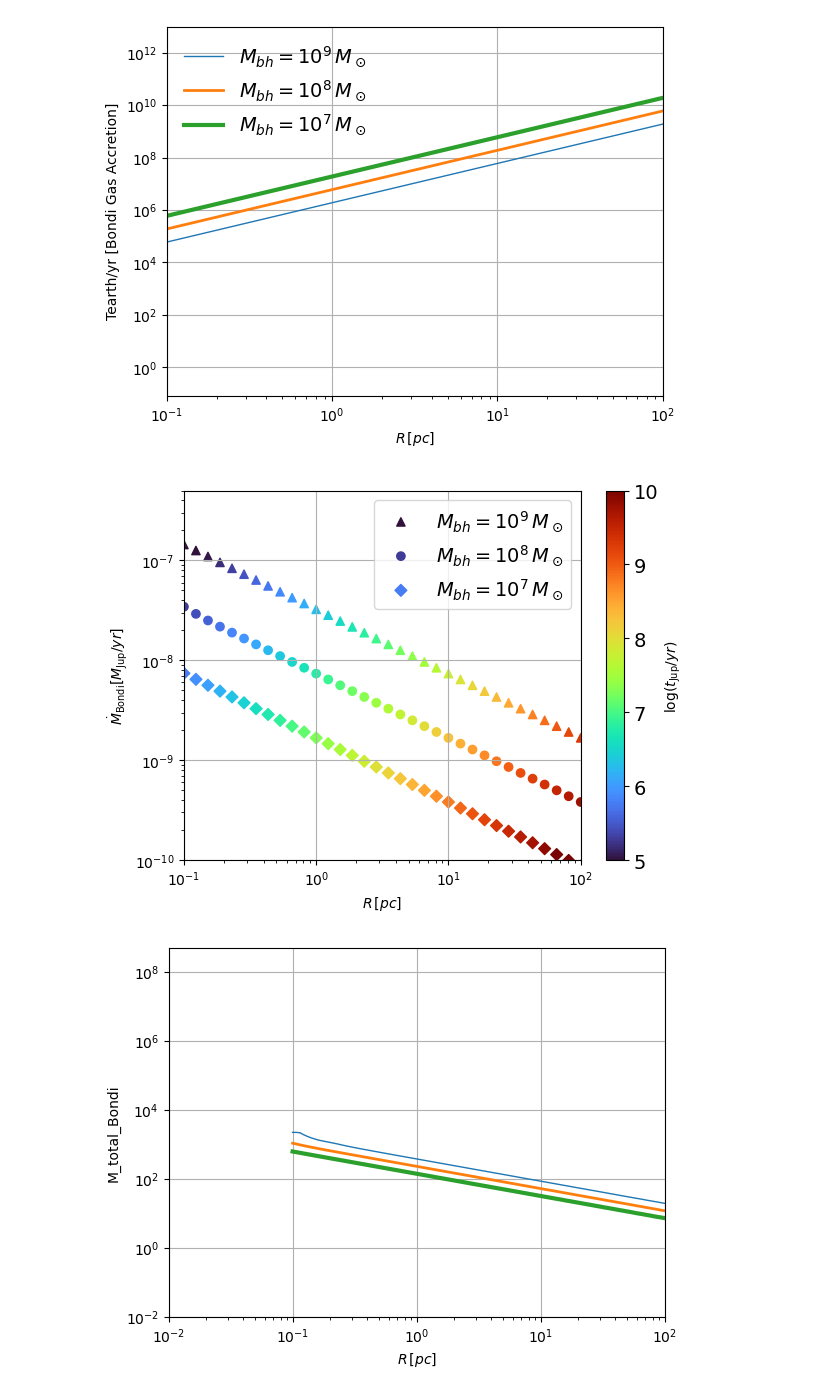
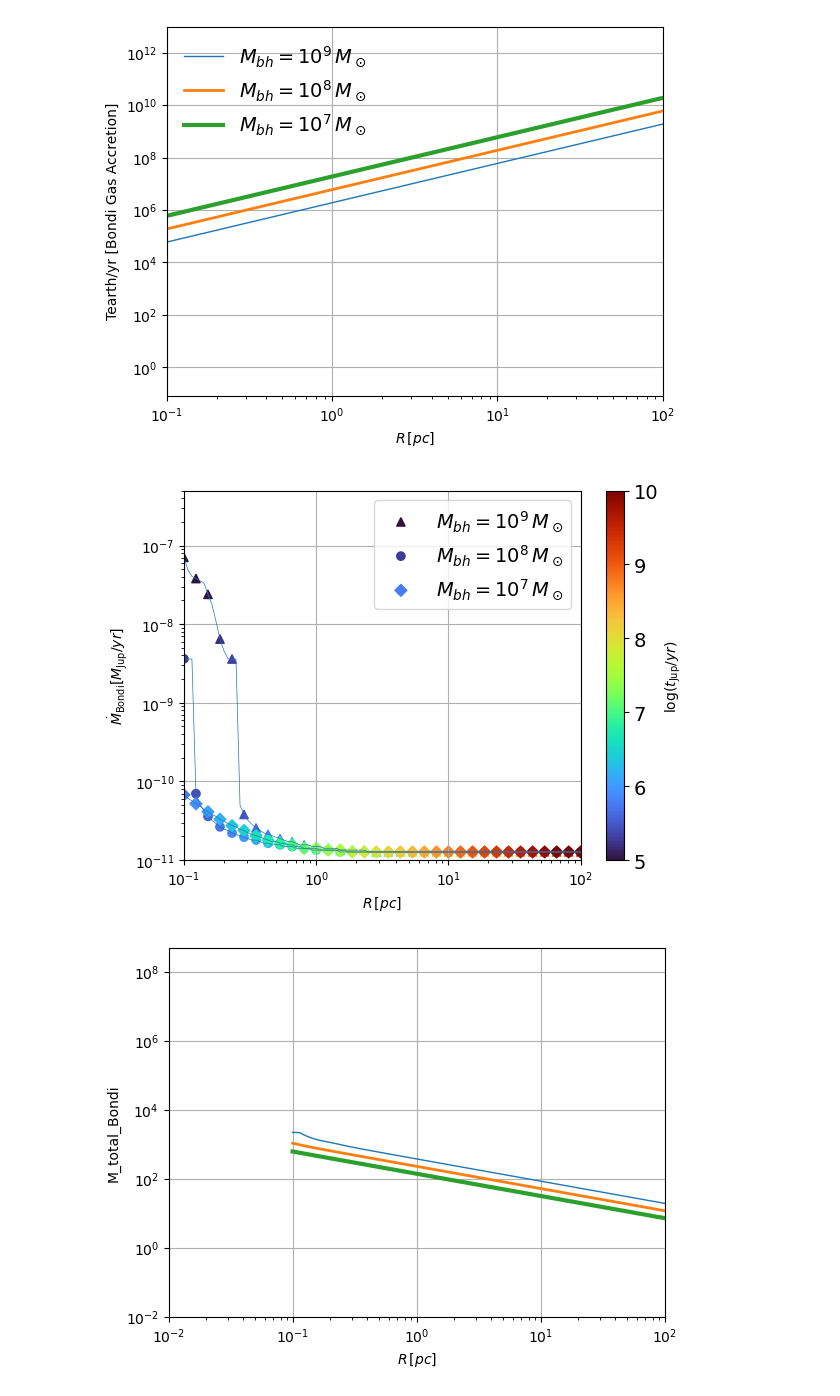
Before and after one commit to mbhupe/EmbeddedAGN, a Jupyter notebook: planetsAGN-magnetic_work.ipynb, the cells around one changed output. Saved outputs shown, nothing was run; the diff lists cells and outputs as text; code cells hidden in the pictures.

```diff
--- a/planetsAGN-magnetic_work.ipynb
+++ b/planetsAGN-magnetic_work.ipynb
@@ -44,12 +44,11 @@ def get_phi(Mbh,temp, dens, omega):
     rho      = dens
     H        = cs/omega * np.sqrt(1 + 1./betam)
     sigma    = 2.*H*rho
-    rstar    = 0.1*2*G*Mbh/c**2
-    tstar    = 1e6
+    rstar    = 6.*G*Mbh/c**2
 
     nu       = alpha*cs*H
     mdot     = np.mean(3*pi*nu*sigma)
-
+    tstar    = (3./(8*pi) * mdot * (G*Mbh/rstar**3.)/ sb)**0.25
     kappa    = calc_opacity(Mbh, temp, rho)
 
     tau      = 0.5 * kappa * sigma
@@ -205,11 +204,11 @@ def agndisk(Mbh,alphain,le):
     tau  = .5*kappa*Sigma
     nu   = alphamdot*cs*H
     Mdot = np.mean(3*pi*nu*Sigma)
-    Teff_visc     = (3./(8*pi) * Mdot * Omega**2/ stbz)**0.25
+    # Teff_visc     = (3./(8*pi) * Mdot * Omega**2/ stbz)**0.25
 
-    taueff = 0.375 * tau + 0.43301270 + 0.25 / tau
+    # taueff = 0.375 * tau + 0.43301270 + 0.25 / tau
 
-    Teff = taueff**-0.25 * Temp
+    Teff = (3./(8*pi) * Mdot * Omega**2/ sb)**0.25
 
     output = {'rrs': [r"$r/rs$",r/rs],
                 'h': [r"$H/r$",H/r],
@@ -220,10 +219,10 @@ def agndisk(Mbh,alphain,le):
                 'kappa': [r"$\kappa \, [\mathrm{cm^2 g^{-1}}]$",kappa],
                 'cs': ["$c_s [\mathrm{cm\,s^{-1}}]$",cs],
                 'Sigmag':[r"$\Sigma_g[\mathrm{g\,cm^{-2}}]$",Sigma],
-                'taueff':[r"$\tau_\mathrm{eff}$",taueff],
+                # 'Omega':[r"$\varOmega$",Omega],
                 'MtotM':[r"$M_\mathrm{disk}/M_\mathrm{BH}$",np.pi*r*r*2.*H*rho/M],
                 'MtotU':[r"$M_\mathrm{most unst.}\,[M_\odot]$",(cs**4./(G**2.*2.*H*rho))/Msun],
-                'Omega':[r"Omega", Omega],
+                'Omega':[r"$\Omega$", Omega],
                 'rs':[r"rs",pc],
 
                 }
@@ -390,7 +389,7 @@ def readstreamingInstability(alpha,Mbh):
              'a_frag': ["Dust grain radius (mm)", 10*a_frag], #to convert into mm from cm
              'a_drift': ["Dust grain radius (mm)",10*a_drift],
              'tgrow': ["Growth Time (Myr)", tgrow/Myr],
-             'pebbletgrow': ["Pebble Growth Time (Myr)", PebbleGrowthTime],
+             'pebbletgrow': ["Pebble Growth Time (Myr)", PebbleGrowthTime/Myr],
              'filamentmass': ["$Filament \,Mass\,(M_\mathrm{Jup})$", filament_mass/Mjup],
              'roche_density': ["Roche Density", roche_density],
              'mmin/Mjup': ["$m_\mathrm{min}\,(M_\mathrm{Jup})$", mmin/Mjup],
@@ -743,27 +742,30 @@ plt.savefig("timeMjupBondiGas_alpha1em4_mbhvar.png",format='png',transparent='Tr
 # %%
 
 plt.scatter(param_dic1['rrs'][1][::3],data1['mdotbondi'][1][::3]/Mjup*yr, c=np.log10(timegas1[::3]/yr),marker='^', label=plotvar[0] , cmap='turbo')
+plt.plot(param_dic1['rrs'][1],data1['mdotbondi'][1]/Mjup*yr, lw=0.5, color='#1f77b4')
 plt.clim(5,10)
 plt.scatter(param_dic2['rrs'][1][::3],data2['mdotbondi'][1][::3]/Mjup*yr, c=np.log10(timegas2[::3]/yr), marker='o' , label=plotvar[1], cmap='turbo')
+plt.plot(param_dic2['rrs'][1],data2['mdotbondi'][1]/Mjup*yr, lw=0.5, color='#1f77b4')
 plt.clim(5,10)
 plt.scatter(param_dic3['rrs'][1][::3],data3['mdotbondi'][1][::3]/Mjup*yr, c=np.log10(timegas3[::3]/yr), marker='D' , label=plotvar[2], cmap='turbo')
+plt.plot(param_dic3['rrs'][1],data3['mdotbondi'][1]/Mjup*yr, lw=0.5, color='#1f77b4')
 plt.clim(5,10)
 plt.tick_params(axis='both', which='minor', labelsize=font)
 cbar = plt.colorbar()
 cbar.ax.tick_params(labelsize=font)
 cbar.set_label('$\log (t_\mathrm{Jup}/yr)$')
 plt.ylabel('$\dot{M}_\mathrm{Bondi} [M_\mathrm{Jup}/yr] $') #call it gas accretion
 plt.xlabel(r"$R \, [pc]$")
 plt.xscale('log')
 plt.yscale('log')
 plt.legend(frameon=True,fontsize=font)
-plt.ylim(1e-10,5e-7)
+plt.ylim(1e-11,5e-7)
 plt.xlim(1e-1, 1e2)
 plt.xlabel(r"$R \, [pc]$")
 plt.grid()
 plt.savefig("timeMjupMdotBondi_alpha1em4_mbhvar.png",format='png',transparent='True',bbox_inches='tight')
 # %% [output]
-[figure, old version]
+[figure, new version]
 # %%
 from scipy.integrate import simps, trapz
 totalplanetmassBondi1 = data1['mdotbondi'][1]/Mearth*yr*1e8
```
Also changed, not shown: parts of 9 cells of this notebook.
